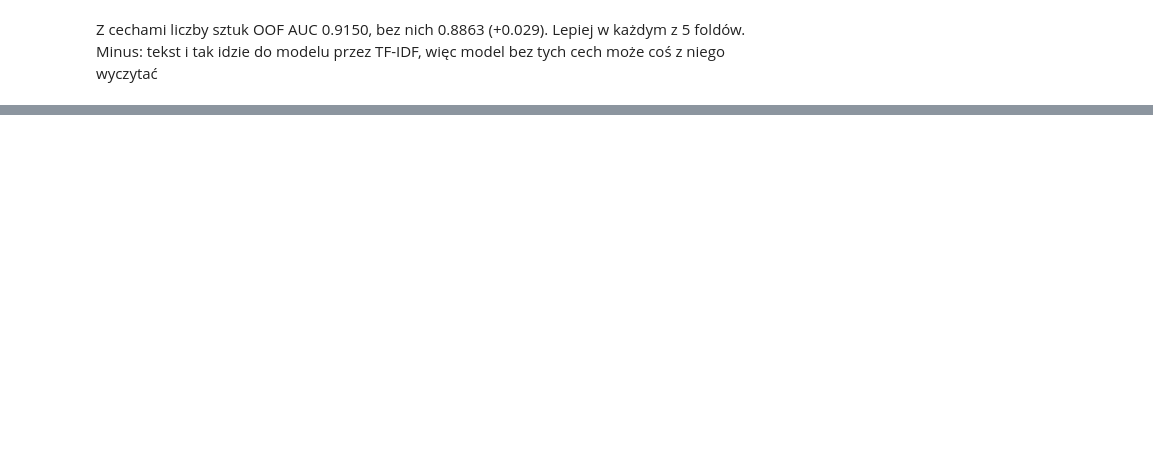
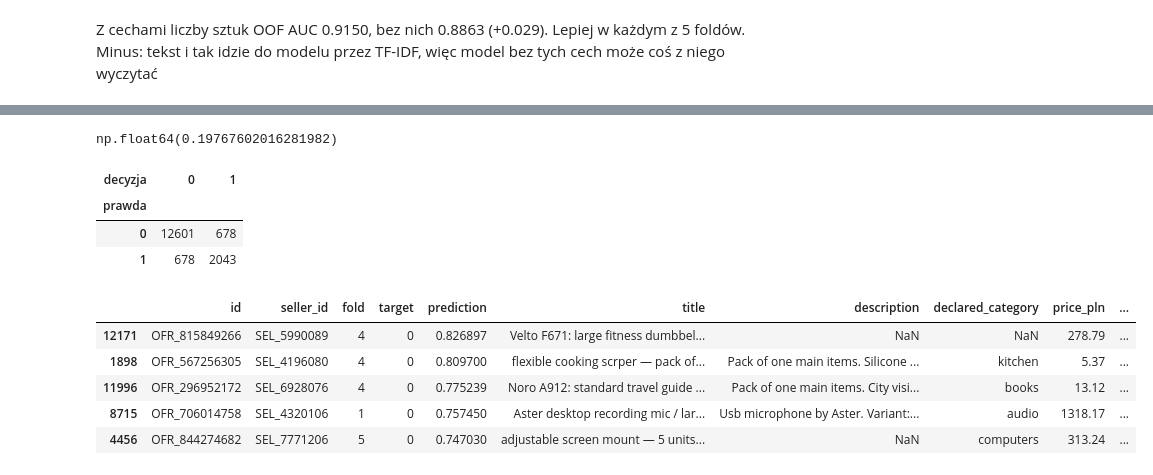
Before and after one commit to KrystianRodziewicz/catalogue-errors, a Jupyter notebook: notebooks/eda.ipynb, the cells around one changed output, grey strips where cells are left out. Saved outputs shown, nothing was run; the diff lists cells and outputs as text; code cells hidden in the pictures; blank space fills up the shorter version.

Commit message:
Add error analysis

```diff
--- a/notebooks/eda.ipynb
+++ b/notebooks/eda.ipynb
@@ -339,0 +344,27 @@ Z cechami liczby sztuk OOF AUC 0.9150, bez nich 0.8863 (+0.029). Lepiej w każdy
+# %%
+cols = ["id", "title", "description", "declared_category", "price_pln", "shipping_weight_kg", "pack_size"]
+analysis = oof.merge(train[cols], on="id")
+# %%
+budget = analysis["target"].mean()
+threshold = analysis["prediction"].quantile(1 - budget)
+analysis["decision"] = (analysis["prediction"] >= threshold).astype(int)
+threshold
+# %% [output]
+np.float64(0.19767602016281982)
+# %%
+pd.crosstab(analysis["target"], analysis["decision"], rownames=["prawda"], colnames=["decyzja"])
+# %% [output]
+| decyzja | 0 | 1 |
+| prawda |  |  |
+| 0 | 12601 | 678 |
+| 1 | 678 | 2043 |
+# %%
+fp = analysis[(analysis["target"] == 0) & (analysis["decision"] == 1)].sort_values("prediction", ascending=False)
+fp.head(5)
+# %% [output]
+|  | id | seller_id | fold | target | prediction | title | description | declared_category | price_pln | ... |
+| 12171 | OFR_815849266 | SEL_5990089 | 4 | 0 | 0.826897 | Velto F671: large fitness dumbbel... | NaN | NaN | 278.79 | ... |
+| 1898 | OFR_567256305 | SEL_4196080 | 4 | 0 | 0.809700 | flexible cooking scrper — pack of... | Pack of one main items. Silicone ... | kitchen | 5.37 | ... |
+| 11996 | OFR_296952172 | SEL_6928076 | 4 | 0 | 0.775239 | Noro A912: standard travel guide ... | Pack of one main items. City visi... | books | 13.12 | ... |
+| 8715 | OFR_706014758 | SEL_4320106 | 1 | 0 | 0.757450 | Aster desktop recording mic / lar... | Usb microphone by Aster. Variant:... | audio | 1318.17 | ... |
+| 4456 | OFR_844274682 | SEL_7771206 | 5 | 0 | 0.747030 | adjustable screen mount — 5 units... | NaN | computers | 313.24 | ... |
```
Also changed, not shown: parts of 10 cells of this notebook, 1 other file.
